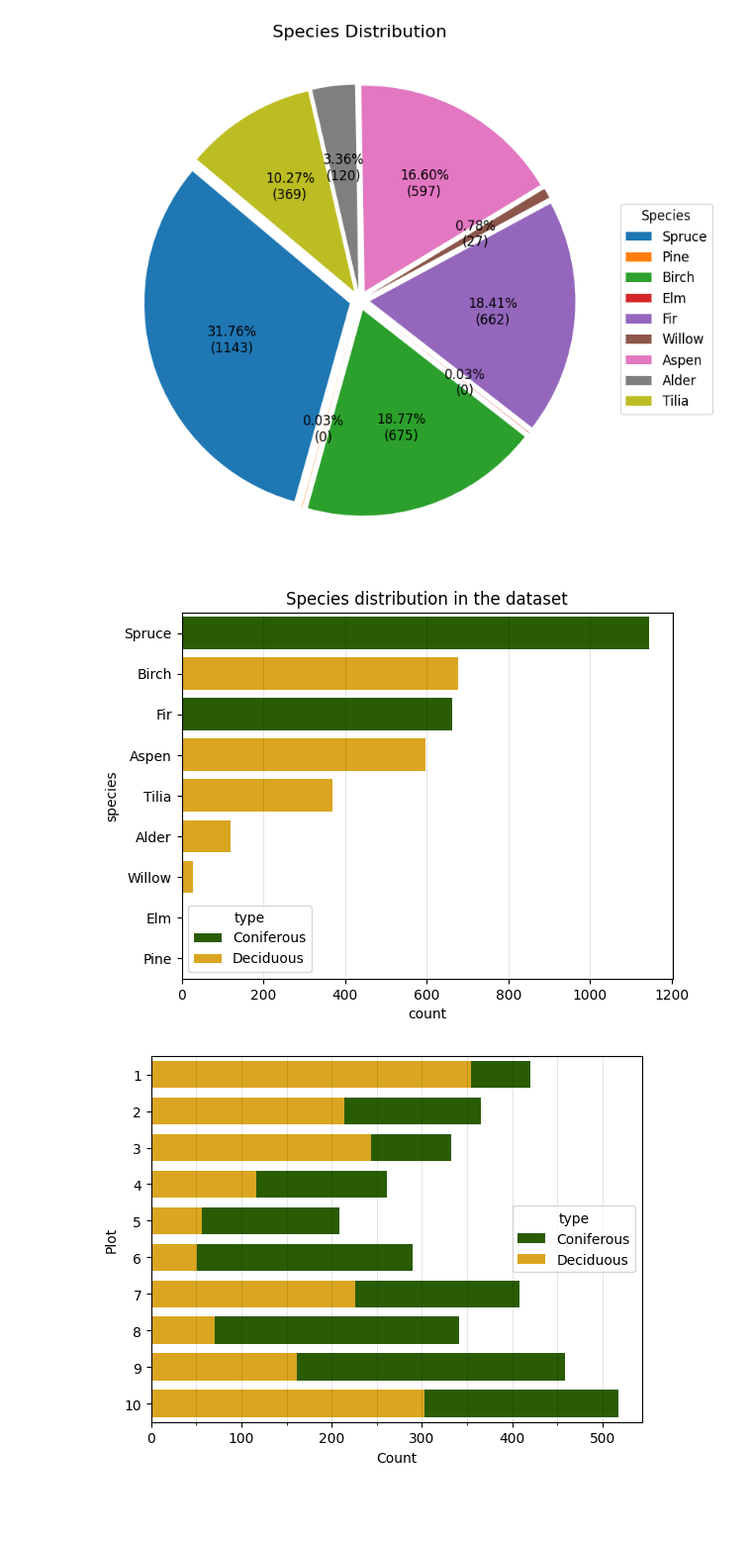
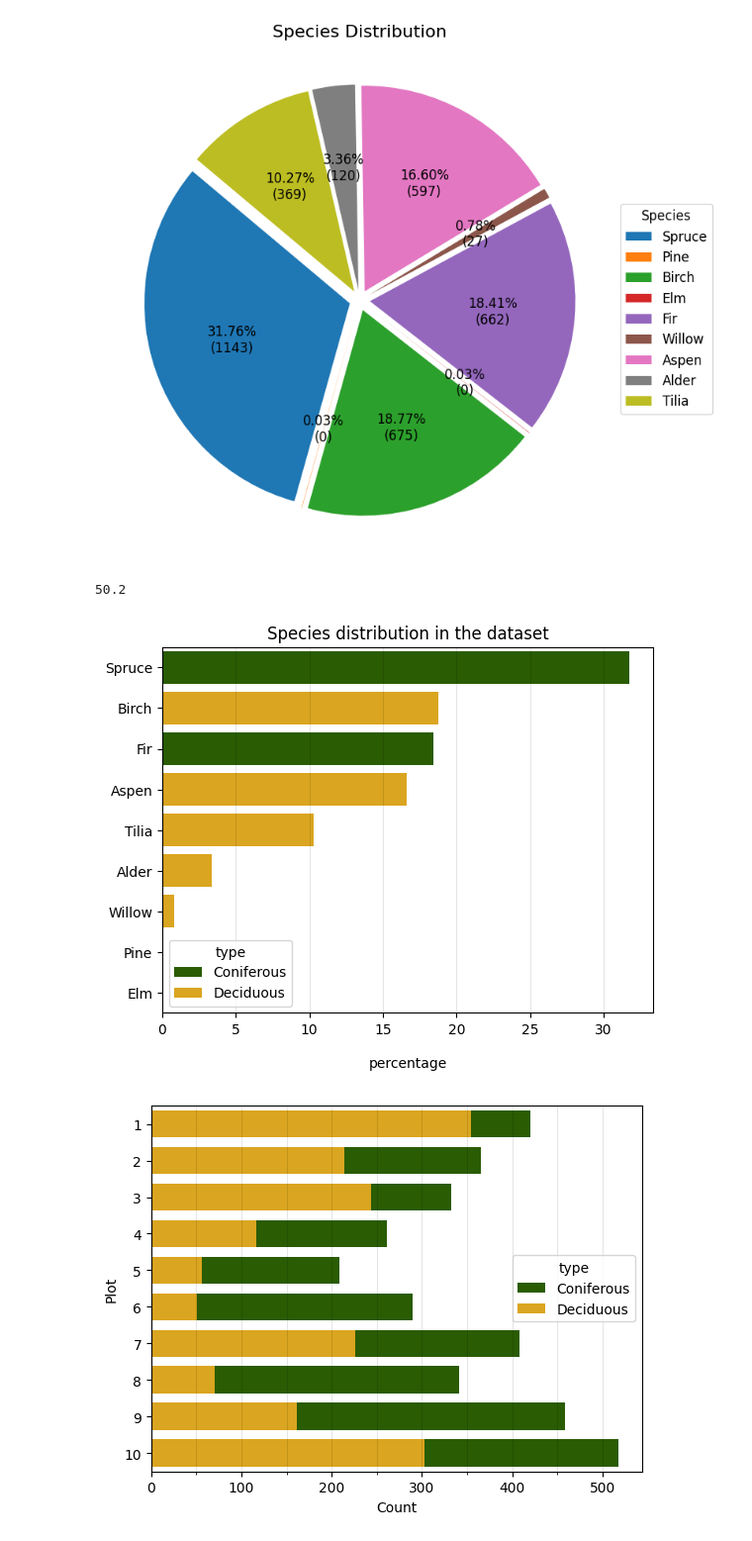
Before and after one commit to pariaighanian/LiDAR-Based-Tree-Detection, a Jupyter notebook: EDA.ipynb, the cells around one changed output. Shown at 99% size. Cells and saved outputs as stored; diff of their text form; code cells hidden in the pictures; blank space fills up the shorter version.

```diff
--- a/EDA.ipynb
+++ b/EDA.ipynb
@@ -116,24 +103,32 @@ plt.tight_layout()
 plt.show()
 # %% [output]
 [figure]
+# %%
+31.76+0.03+18.41
+# %% [output]
+50.2
 # %%
 conifiers = {"Spruce", "Fir", "Pine"}
 species_counts["type"] = species_counts["species"].map(lambda x: "Coniferous" if x in conifiers else "Deciduous")
+species_counts = species_counts.sort_values(by="count", ascending=False)
 # %%
 ax = sns.barplot(
     data=species_counts,
-    x="count",
+    x="percentage",
     y="species",
     hue="type",
     dodge=False,
     hue_order=["Coniferous", "Deciduous"],
     palette=["#2A5C03", "#DAA520"],
     saturation=1,
 )
 ax.set_title("Species distribution in the dataset")
 ax.grid(axis="x", color="black", alpha=0.1)
+plt.xlabel("percentage", labelpad=15)
+plt.ylabel("")
+plt.show()
 # %% [output]
-[figure, old version]
+[figure, new version]
 # %%
 field_survey["type"] = field_survey["species"].map(lambda x: "Coniferous" if x in conifiers else "Deciduous")
 # %%
```
Also changed, not shown: parts of 2 cells of this notebook, 2 other files.
